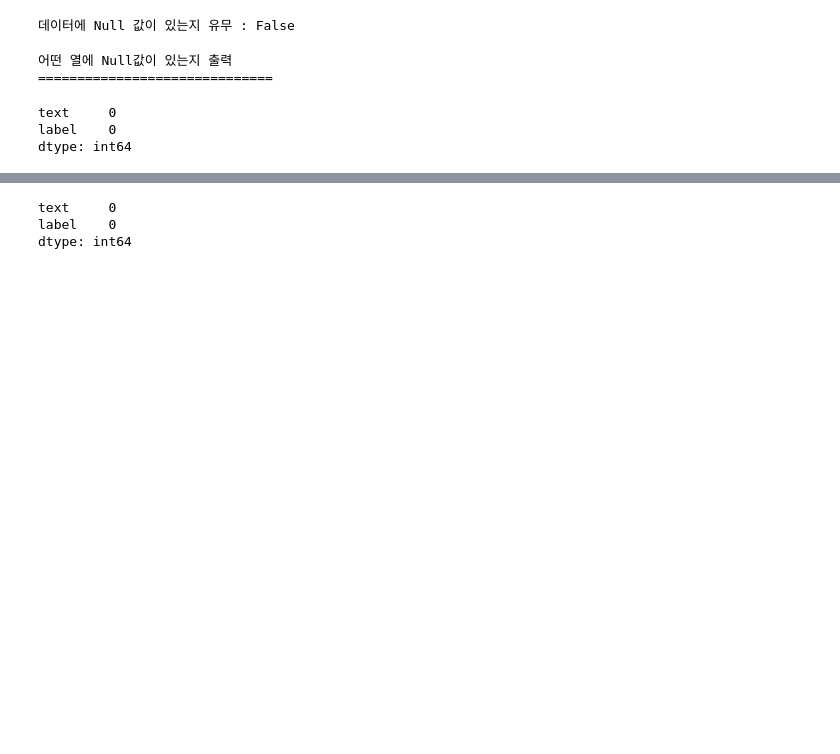
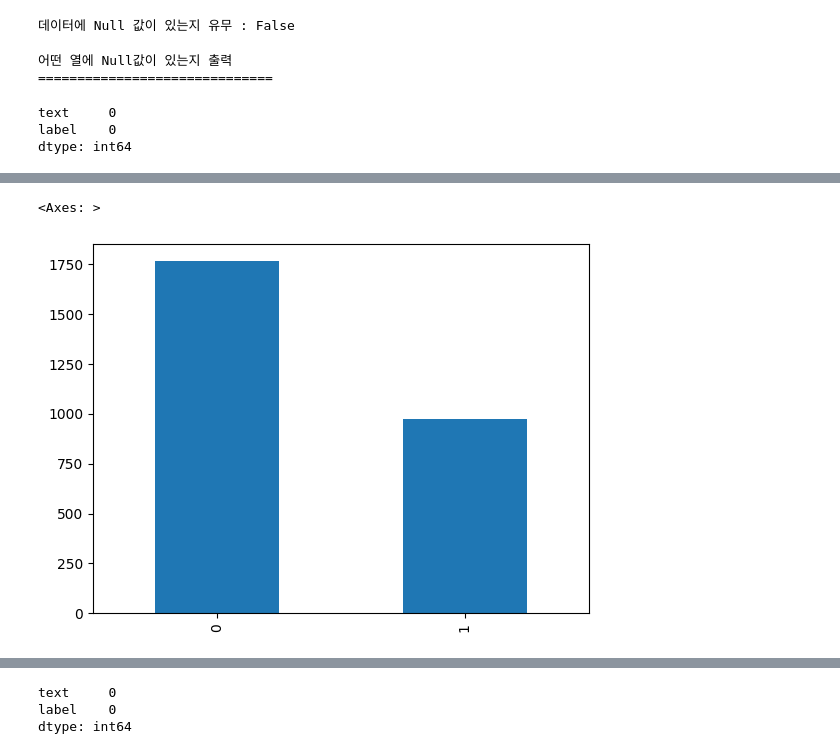
Before and after one commit to Othkkartho/abuse_division, a Jupyter notebook: scr/training/CNN_LSTM_Classification.ipynb, the cells around one changed output, grey strips where cells are left out. Cells and saved outputs as stored; diff of their text form; code cells hidden in the pictures; blank space fills up the shorter version.

```diff
--- a/scr/training/CNN_LSTM_Classification.ipynb
+++ b/scr/training/CNN_LSTM_Classification.ipynb
@@ -96,3 +99,9 @@ train_data['label'].value_counts().plot(kind = 'bar')
+# %%
+#라벨별 test 데이터셋 출력
+test_data['label'].value_counts().plot(kind = 'bar')
+# %% [output]
+<Axes: >
+[figure, added]
 # %%
 print(train_data.groupby('label').size().reset_index(name = 'count'))
 # %% [output]
```
Also changed, not shown: parts of 50 cells of this notebook, 2 other files.
